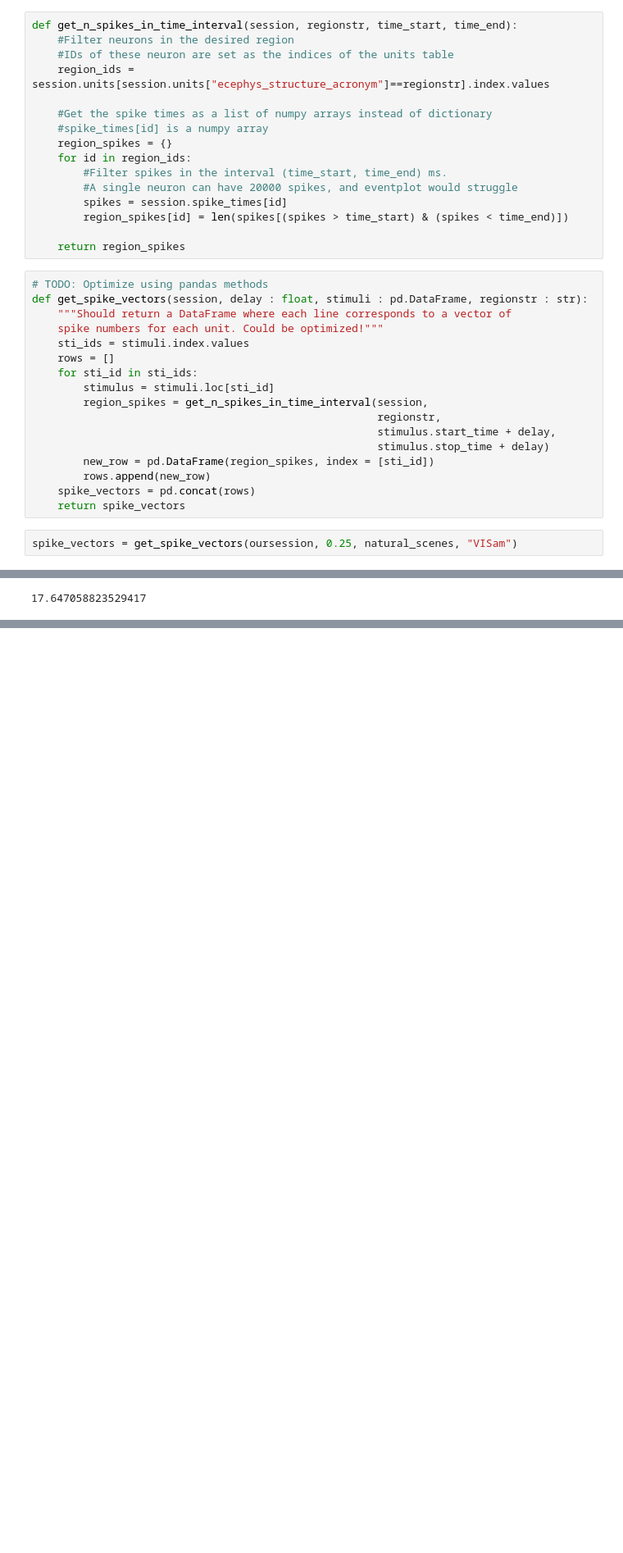
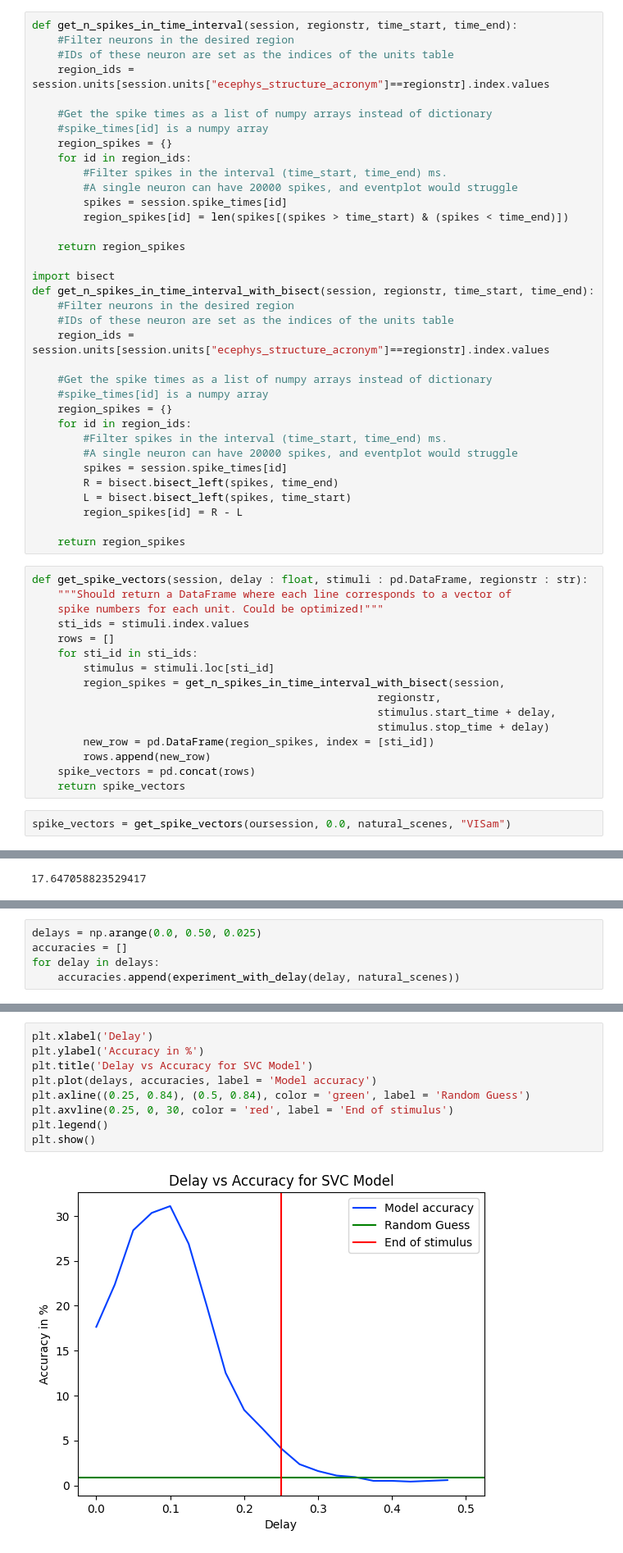
Before and after one commit to daniyarzt/neuromodelling, a Jupyter notebook: notebooks/classification_with_time_delay.ipynb, the cells around one changed output, grey strips where cells are left out. Shown at 82% size. Cells and saved outputs as stored; diff of their text form; blank space fills up the shorter version.

Commit message:
Optimized def get_spike_vectors function using bisection. Plotted the accuracy for sliding windows of spike vectors.

```diff
--- a/notebooks/classification_with_time_delay.ipynb
+++ b/notebooks/classification_with_time_delay.ipynb
@@ -140,8 +140,26 @@ def get_n_spikes_in_time_interval(session, regionstr, time_start, time_end):
         region_spikes[id] = len(spikes[(spikes > time_start) & (spikes < time_end)])
 
     return region_spikes
+
+import bisect
+def get_n_spikes_in_time_interval_with_bisect(session, regionstr, time_start, time_end):
+    #Filter neurons in the desired region
+    #IDs of these neuron are set as the indices of the units table
+    region_ids = session.units[session.units["ecephys_structure_acronym"]==regionstr].index.values
+
+    #Get the spike times as a list of numpy arrays instead of dictionary
+    #spike_times[id] is a numpy array
+    region_spikes = {}
+    for id in region_ids:
+        #Filter spikes in the interval (time_start, time_end) ms.
+        #A single neuron can have 20000 spikes, and eventplot would struggle
+        spikes = session.spike_times[id]
+        R = bisect.bisect_left(spikes, time_end)
+        L = bisect.bisect_left(spikes, time_start)
+        region_spikes[id] = R - L
+
+    return region_spikes
 # %%
-# TODO: Optimize using pandas methods
 def get_spike_vectors(session, delay : float, stimuli : pd.DataFrame, regionstr : str):
     """Should return a DataFrame where each line corresponds to a vector of
     spike numbers for each unit. Could be optimized!"""
@@ -149,7 +167,7 @@ def get_spike_vectors(session, delay : float, stimuli : pd.DataFrame, regionstr
     rows = []
     for sti_id in sti_ids:
         stimulus = stimuli.loc[sti_id]
-        region_spikes = get_n_spikes_in_time_interval(session,
+        region_spikes = get_n_spikes_in_time_interval_with_bisect(session,
                                                       regionstr,
                                                       stimulus.start_time + delay,
                                                       stimulus.stop_time + delay)
@@ -158,4 +176,4 @@ def get_spike_vectors(session, delay : float, stimuli : pd.DataFrame, regionstr
     spike_vectors = pd.concat(rows)
     return spike_vectors
 # %%
-spike_vectors = get_spike_vectors(oursession, 0.25, natural_scenes, "VISam")
+spike_vectors = get_spike_vectors(oursession, 0.0, natural_scenes, "VISam")
@@ -233,3 +267,8 @@ plt.legend()
 plt.show()
 # %% [output]
 [figure]
+# %%
+delays = np.arange(0.0, 0.50, 0.025)
+accuracies = []
+for delay in delays:
+    accuracies.append(experiment_with_delay(delay, natural_scenes))
@@ -235,0 +293,11 @@ plt.show()
+# %%
+plt.xlabel('Delay')
+plt.ylabel('Accuracy in %')
+plt.title('Delay vs Accuracy for SVC Model')
+plt.plot(delays, accuracies, label = 'Model accuracy')
+plt.axline((0.25, 0.84), (0.5, 0.84), color = 'green', label = 'Random Guess')
+plt.axvline(0.25, 0, 30, color = 'red', label = 'End of stimulus')
+plt.legend()
+plt.show()
+# %% [output]
+[figure, added]
```
Also changed, not shown: parts of 4 cells of this notebook.
